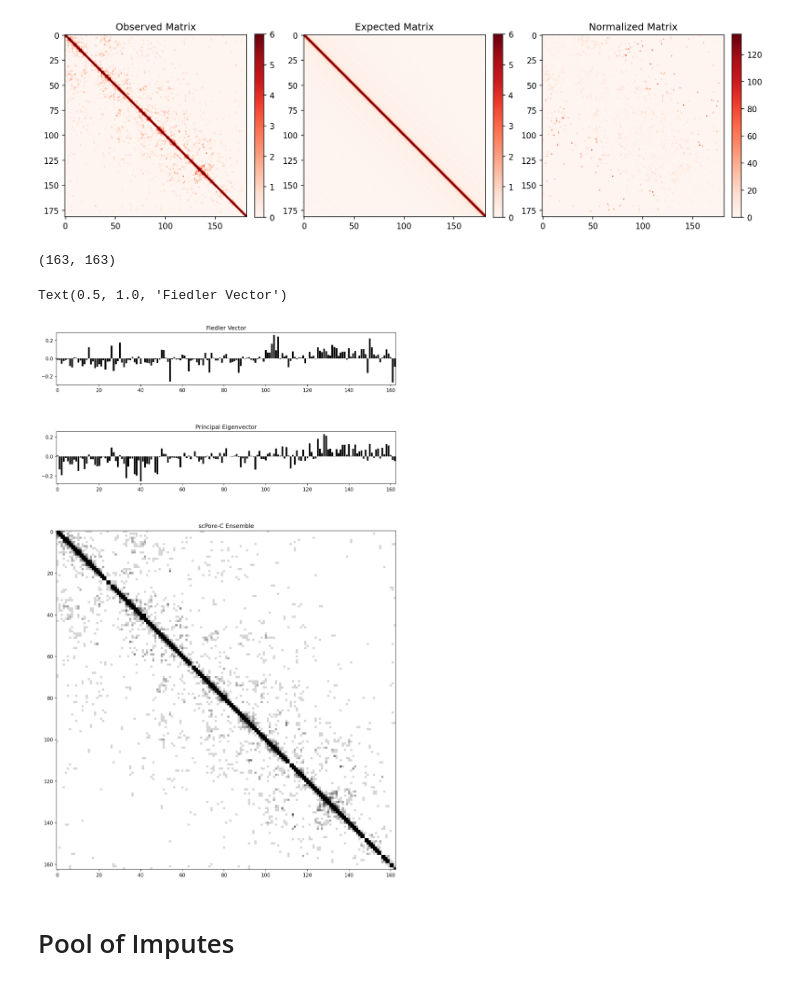
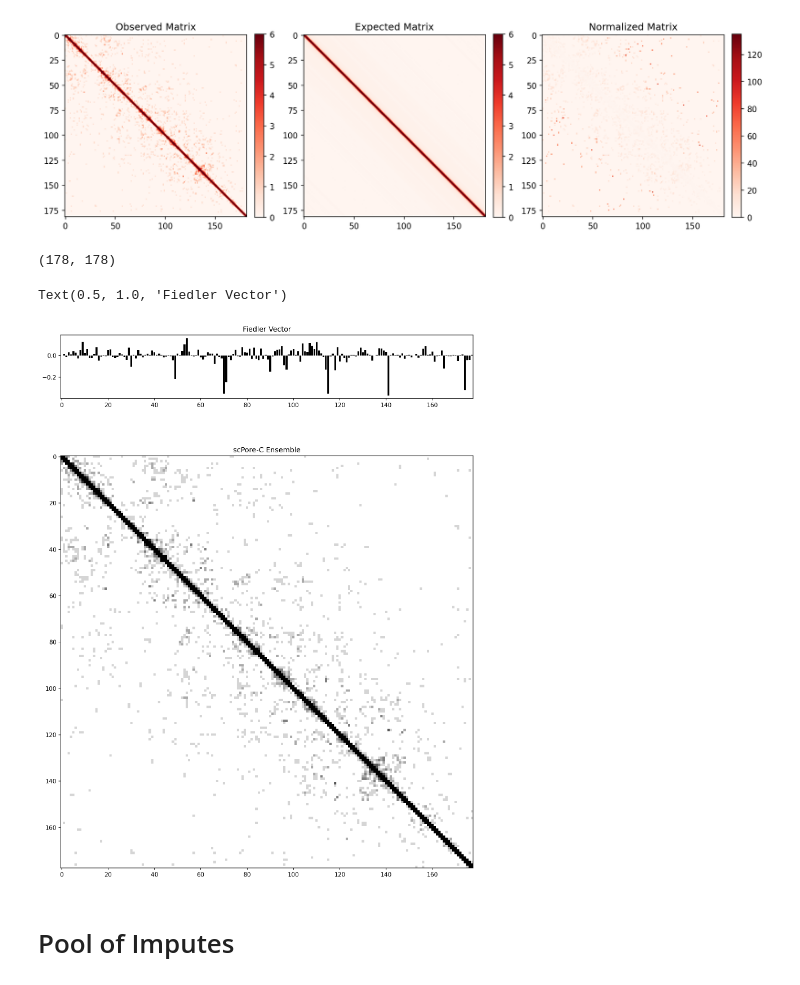
Before and after one commit to CooperStansbury/scPoreC-analysis, a Jupyter notebook: notebooks/fullyConnectLaplacian1mb-Copy1.ipynb, the cells around one changed output. Cells and saved outputs as stored; diff of their text form; code cells hidden in the pictures.

```diff
--- a/notebooks/fullyConnectLaplacian1mb-Copy1.ipynb
+++ b/notebooks/fullyConnectLaplacian1mb-Copy1.ipynb
@@ -525,6 +525,8 @@ plt.colorbar(fraction=0.046, pad=0.04)
 # %%
 # create ensemble
 Apool = np.zeros((182, 182))
+
+d = 0.5
 
 for runId, A in rawMatricesChr2.items():
     A = np.where(A > 0, 1 , 0)
@@ -532,54 +534,47 @@ for runId, A in rawMatricesChr2.items():
     A = pcu.forceAdjacentConnections(A)
     Apool += A
 
-Apool = pcu.dropZeroRows(Apool, threshold=22)
+Apool = pcu.dropZeroRows(Apool, threshold=18)
+Aplot = np.where(Apool > 0, 1, 0)
+Apool = pcu.pageRankNorm(Apool, d=d)
 print(f"{Apool.shape}")
 
 # normalize
 Anormed = pcu.normalizeToeplitz(Apool)
-
-# compute principal eigenvector
-Acorr = np.corrcoef(Anormed)
-u, s, vh = np.linalg.svd(Acorr)
-pc1 = u[:, 0]
 
 # compute fiedler vector
 L = csgraph.laplacian(Anormed, normed=True)
 w, v = np.linalg.eigh(L)
 fIndx = 1 # second position
 fiedlerNumber = w[fIndx]
 fiedlerVector = v[:, fIndx]
 
 """
 plot
 """
 
 left, width = 0.1, 0.65
 bottom, height = 0.1, 0.65
 spacing = 0.05
 
 hicPlotSize = [left, bottom, width, height]
 newBottom = bottom + 0.69 + spacing
 barPlotSize = [left, newBottom, width, 0.1]
-barPlotSize2 = [left, newBottom + 0.14 + spacing, width, 0.1]
 
 fig = plt.figure()
 
 ax1 = fig.add_axes(hicPlotSize)
+
 ax1.imshow(Apool, cmap='binary')
 ax1.set_title(f'scPore-C Ensemble')
 
-ax2 = fig.add_axes(barPlotSize, sharex=ax1)
-ax2.bar(range(len(pc1)), pc1, color='k')
-ax2.set_title(f'Principal Eigenvector')
-
-ax3 = fig.add_axes(barPlotSize2, sharex=ax1)
+ax3 = fig.add_axes(barPlotSize, sharex=ax1)
 ax3.bar(range(len(fiedlerVector)), fiedlerVector, color='k')
 ax3.set_title(f'Fiedler Vector')
 # %% [output]
-(163, 163)
+(178, 178)
 Text(0.5, 1.0, 'Fiedler Vector')
-[figure, old version]
+[figure, new version]
 # %%
 # break
 # %% [markdown]
```
Also changed, not shown: parts of 15 cells of this notebook, 4 other files.
